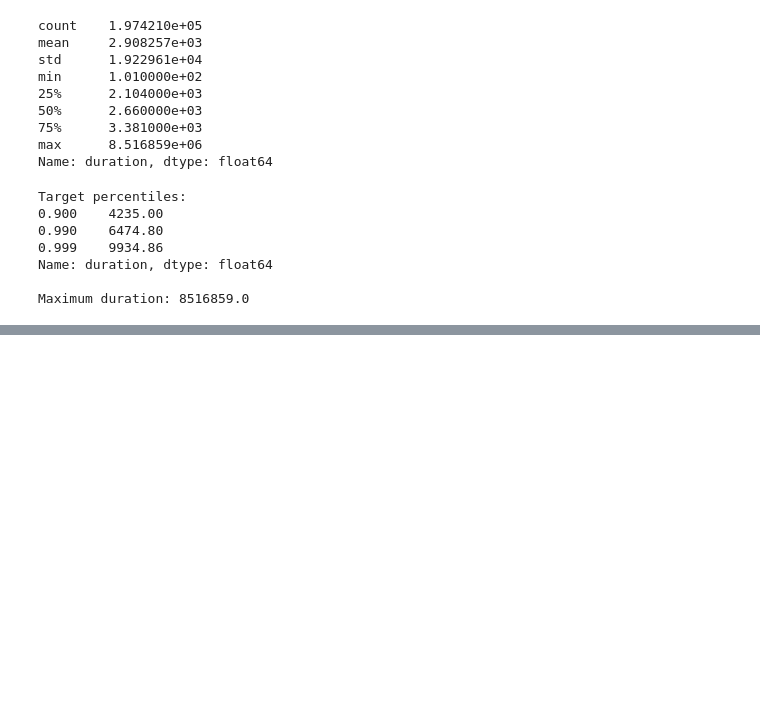
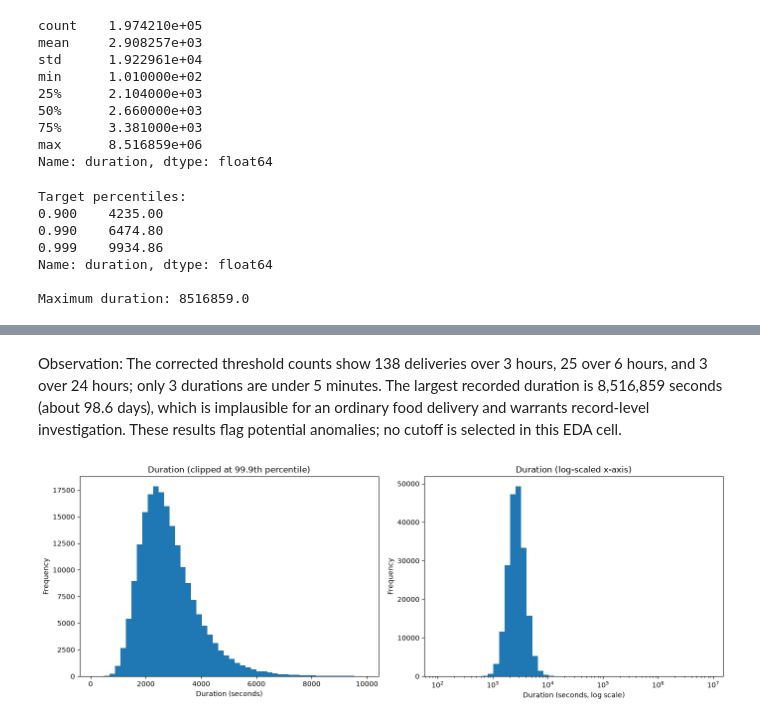
Before and after one commit to arpan23-27/delivery-duration-prediction, a Jupyter notebook: notebooks/01_eda.ipynb, the cells around one changed output, grey strips where cells are left out. Drawn from its saved outputs; the diff is of its cells as text; code cells hidden in the pictures; blank space fills up the shorter version.

```diff
--- a/notebooks/01_eda.ipynb
+++ b/notebooks/01_eda.ipynb
@@ -109,0 +146,37 @@ Maximum duration: 8516859.0
+# %% [markdown]
+Observation: The corrected threshold counts show 138 deliveries over 3 hours, 25 over 6 hours, and 3 over 24 hours; only 3 durations are under 5 minutes. The largest recorded duration is 8,516,859 seconds (about 98.6 days), which is implausible for an ordinary food delivery and warrants record-level investigation. These results flag potential anomalies; no cutoff is selected in this EDA cell.
+# %%
+fig, axes = plt.subplots(1, 2, figsize=(14, 5))
+
+#Clip the upper tail at the 99.9th percentile for visualization
+upper = df["duration"].quantile(0.999)
+clipped = df.loc[df["duration"] <= upper, "duration"].dropna()
+
+axes[0].hist(clipped, bins=50)
+axes[0].set_title("Duration (clipped at 99.9th percentile)")
+axes[0].set_xlabel("Duration (seconds)")
+axes[0].set_ylabel("Frequency")
+
+#Log-scaled x-axis: only positive durations are valid
+positive = df.loc[
+    df["duration"] > 0, "duration"
+].dropna()
+
+log_bins = np.logspace(
+    np.log10(positive.min()),
+    np.log10(positive.max()),
+    50
+)
+
+
+axes[1].hist(positive, bins=log_bins)
+axes[1].set_xscale("log")
+axes[1].set_title("Duration (log-scaled x-axis)")
+axes[1].set_xlabel("Duration (seconds, log scale)")
+axes[1].set_ylabel("Frequency")
+
+
+plt.tight_layout()
+plt.show()
+# %% [output]
+[figure, added]
```
Also changed, not shown: parts of 19 cells of this notebook.
